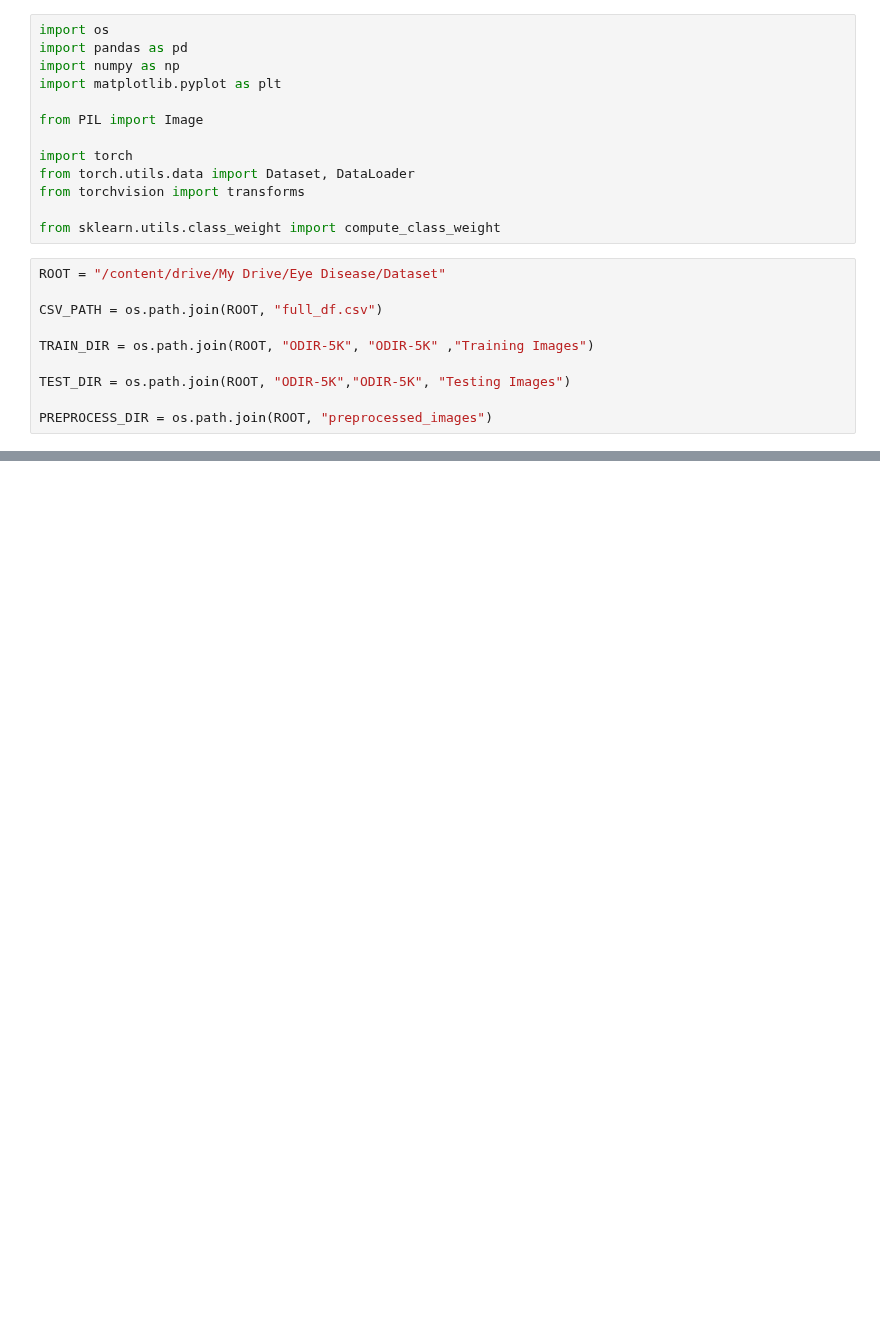
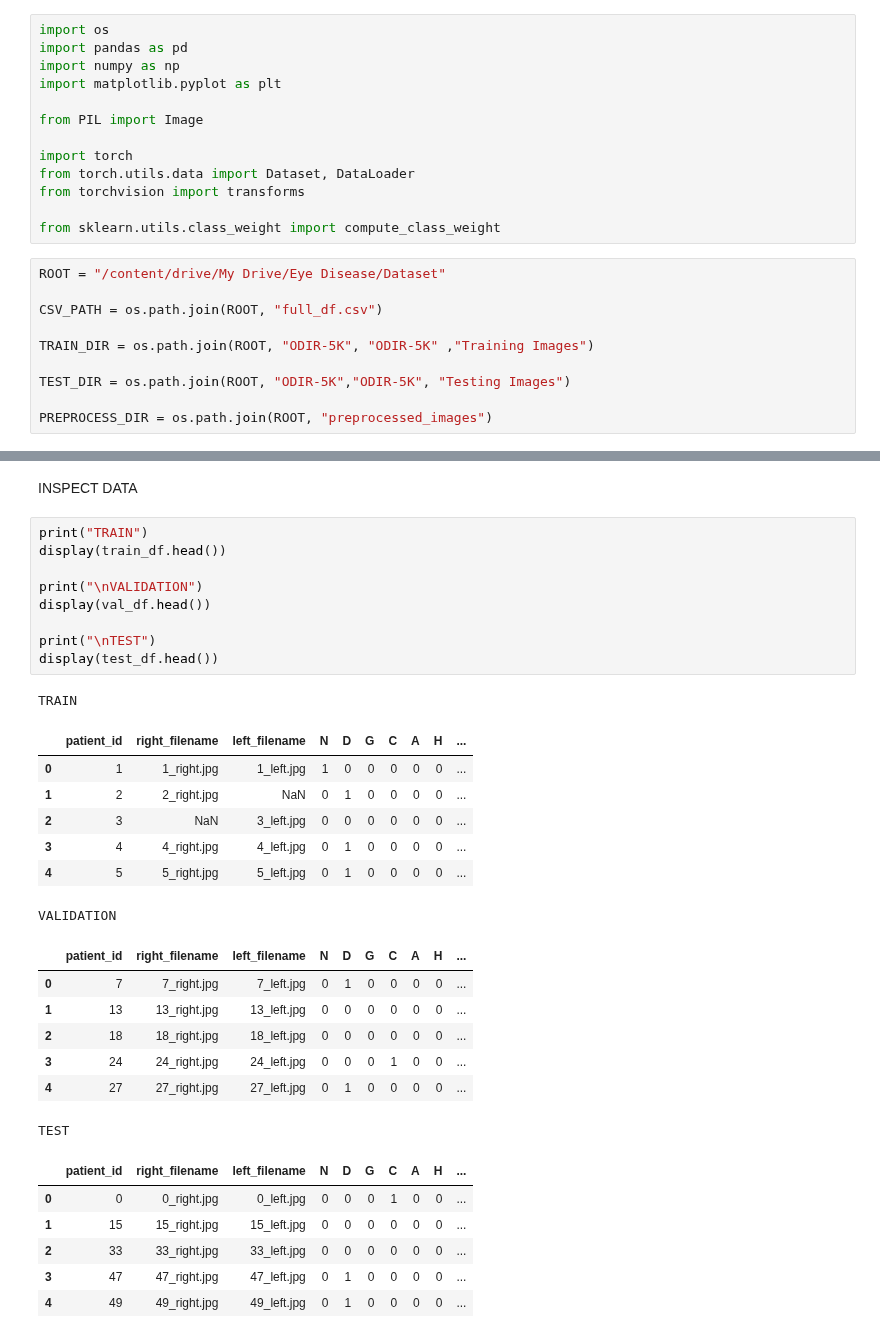
Before and after one commit to aqsamajjeed/QCDP-BiFormer, a Jupyter notebook: Data Balancing.ipynb, the cells around one changed output, grey strips where cells are left out. Drawn from its saved outputs; the diff is of its cells as text; blank space fills up the shorter version.

```diff
--- a/Data Balancing.ipynb
+++ b/Data Balancing.ipynb
@@ -349,0 +160,33 @@ Batch labels shape: torch.Size([32])
+# %% [markdown]
+ INSPECT DATA
+# %%
+print("TRAIN")
+display(train_df.head())
+
+print("\nVALIDATION")
+display(val_df.head())
+
+print("\nTEST")
+display(test_df.head())
+# %% [output]
+TRAIN
+|  | patient_id | right_filename | left_filename | N | D | G | C | A | H | ... |
+| 0 | 1 | 1_right.jpg | 1_left.jpg | 1 | 0 | 0 | 0 | 0 | 0 | ... |
+| 1 | 2 | 2_right.jpg | NaN | 0 | 1 | 0 | 0 | 0 | 0 | ... |
+| 2 | 3 | NaN | 3_left.jpg | 0 | 0 | 0 | 0 | 0 | 0 | ... |
+| 3 | 4 | 4_right.jpg | 4_left.jpg | 0 | 1 | 0 | 0 | 0 | 0 | ... |
+| 4 | 5 | 5_right.jpg | 5_left.jpg | 0 | 1 | 0 | 0 | 0 | 0 | ... |
+VALIDATION
+|  | patient_id | right_filename | left_filename | N | D | G | C | A | H | ... |
+| 0 | 7 | 7_right.jpg | 7_left.jpg | 0 | 1 | 0 | 0 | 0 | 0 | ... |
+| 1 | 13 | 13_right.jpg | 13_left.jpg | 0 | 0 | 0 | 0 | 0 | 0 | ... |
+| 2 | 18 | 18_right.jpg | 18_left.jpg | 0 | 0 | 0 | 0 | 0 | 0 | ... |
+| 3 | 24 | 24_right.jpg | 24_left.jpg | 0 | 0 | 0 | 1 | 0 | 0 | ... |
+| 4 | 27 | 27_right.jpg | 27_left.jpg | 0 | 1 | 0 | 0 | 0 | 0 | ... |
+TEST
+|  | patient_id | right_filename | left_filename | N | D | G | C | A | H | ... |
+| 0 | 0 | 0_right.jpg | 0_left.jpg | 0 | 0 | 0 | 1 | 0 | 0 | ... |
+| 1 | 15 | 15_right.jpg | 15_left.jpg | 0 | 0 | 0 | 0 | 0 | 0 | ... |
+| 2 | 33 | 33_right.jpg | 33_left.jpg | 0 | 0 | 0 | 0 | 0 | 0 | ... |
+| 3 | 47 | 47_right.jpg | 47_left.jpg | 0 | 1 | 0 | 0 | 0 | 0 | ... |
+| 4 | 49 | 49_right.jpg | 49_left.jpg | 0 | 1 | 0 | 0 | 0 | 0 | ... |
```
Also changed, not shown: parts of 61 cells of this notebook.
